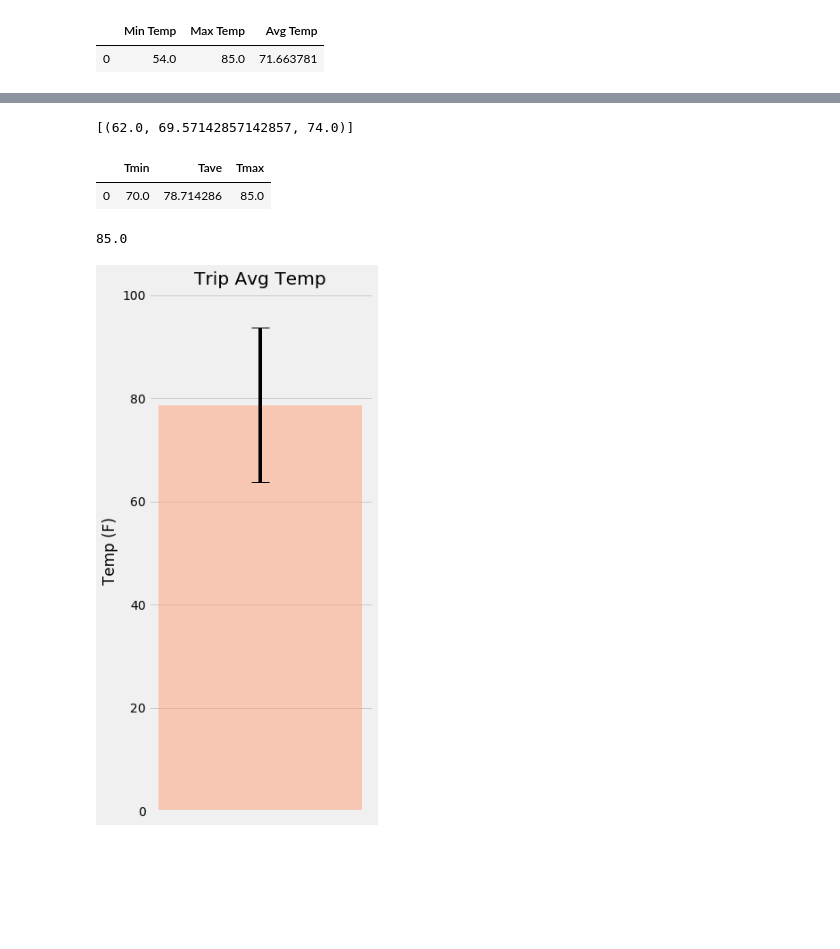
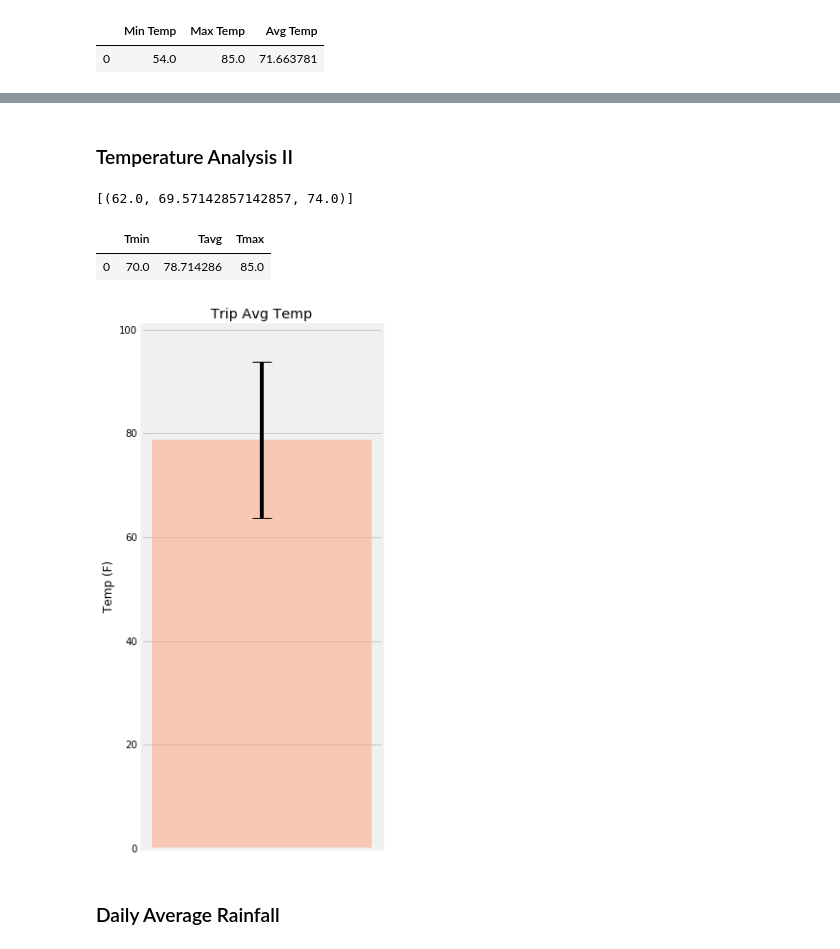
Before and after one commit to herge008/sqlalchemy-challenge, a Jupyter notebook: surfs_up.ipynb, the cells around one changed output, grey strips where cells are left out. Cells and saved outputs as stored; diff of their text form; code cells hidden in the pictures; blank space fills up the shorter version.

```diff
--- a/surfs_up.ipynb
+++ b/surfs_up.ipynb
@@ -151,3 +183,5 @@ plt.show()
+# %% [markdown]
+### Temperature Analysis II
 # %%
 # This function called `calc_temps` will accept start date and end date in the format '%Y-%m-%d'
 # and return the minimum, average, and maximum temperatures for that range of dates
@@ -175,41 +209,39 @@ print(calc_temps('2012-02-28', '2012-03-05'))
 start_date = '2017-08-10'
 end_date = '2017-08-23'
 calc_temps_df = calc_temps(start_date, end_date)
-calc_temps_df = pd.DataFrame(calc_temps_df, columns=['Tmin', 'Tave', 'Tmax'])
+calc_temps_df = pd.DataFrame(calc_temps_df, columns=['Tmin', 'Tavg', 'Tmax'])
 calc_temps_df
 # %% [output]
-|  | Tmin | Tave | Tmax |
+|  | Tmin | Tavg | Tmax |
 | 0 | 70.0 | 78.714286 | 85.0 |
-# %%
-Tmax = calc_temps_df["Tmax"].iloc[0]
-Tmax
-# %% [output]
-85.0
 # %%
 # Plot the results from your previous query as a bar chart.
 # Use "Trip Avg Temp" as your Title
 # Use the average temperature for the y value
 # Use the peak-to-peak (tmax-tmin) value as the y error bar (yerr)
 
 Tmin = calc_temps_df["Tmin"].iloc[0]
-Tave = calc_temps_df["Tave"].iloc[0]
+Tavg = calc_temps_df["Tavg"].iloc[0]
 Tmax = calc_temps_df["Tmax"].iloc[0]
 
-error = Tmin-Tmax
+error = Tmax-Tmin
 
 plt.figure(figsize=(4, 10))
-plt.bar(1, Tave,
+plt.bar(0, Tavg,
         color='lightsalmon',
+        width=0.1,
         yerr=error,
         alpha=0.5,
         capsize=10)
 plt.ylim(0, 101)
 plt.xticks([])
 plt.ylabel("Temp (F)")
 plt.title("Trip Avg Temp")
 plt.show()
 # %% [output]
-[figure, old version]
+[figure, new version]
+# %% [markdown]
+### Daily Average Rainfall
 # %%
 # Calculate the total amount of rainfall per weather station for your trip dates using the previous year's matching dates.
 # Sort this in descending order by precipitation amount and list the station, name, latitude, longitude, and elevation
```
Also changed, not shown: parts of 21 cells of this notebook, 1 other file.
